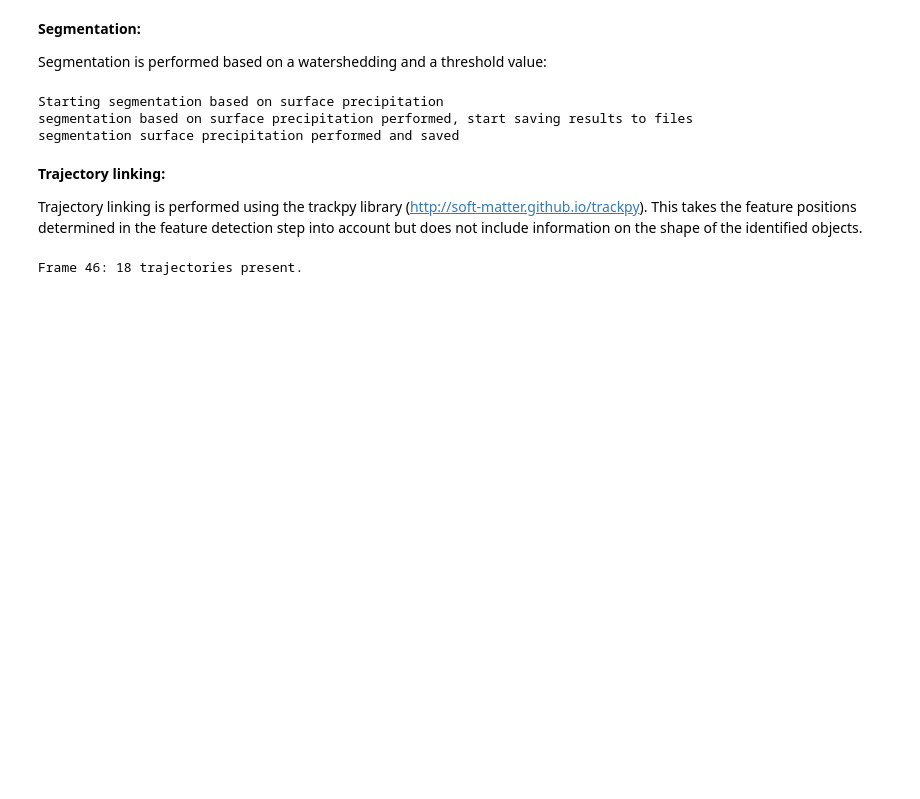
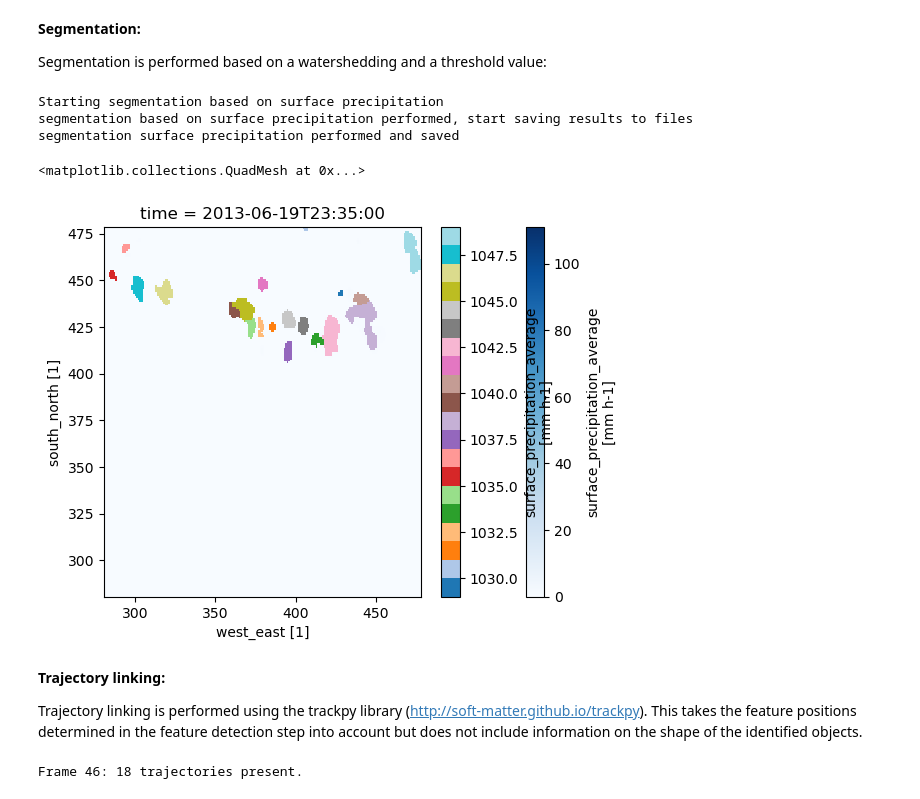
Before and after one commit to tobac-project/tobac, a Jupyter notebook: examples/Example_Precip_Tracking/Example_Precip_Tracking.ipynb, the cells around one changed output. Drawn from its saved outputs; the diff is of its cells as text; code cells hidden in the pictures; blank space fills up the shorter version.

```diff
--- a/examples/Example_Precip_Tracking/Example_Precip_Tracking.ipynb
+++ b/examples/Example_Precip_Tracking/Example_Precip_Tracking.ipynb
@@ -134,6 +168,12 @@ print('segmentation surface precipitation performed and saved')
 Starting segmentation based on surface precipitation
 segmentation based on surface precipitation performed, start saving results to files
 segmentation surface precipitation performed and saved
+# %%
+Precip[frame].plot(cmap="Blues")
+Mask[frame].where(Mask[frame]>0).plot(cmap="tab20")
+# %% [output]
+<matplotlib.collections.QuadMesh at 0x...>
+[figure, added]
 # %% [markdown]
 **Trajectory linking:**
 
```
Also changed, not shown: parts of 14 cells of this notebook.
